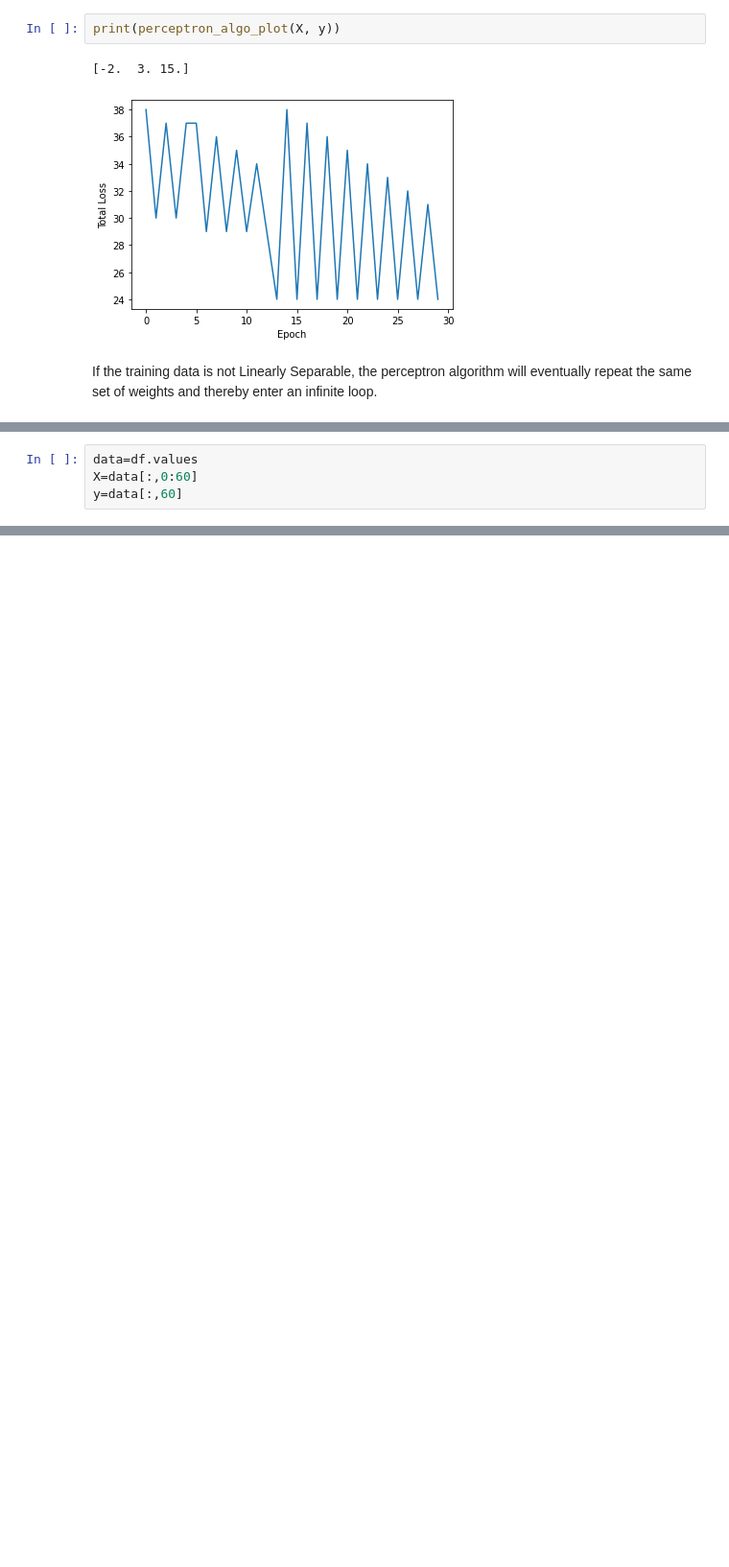
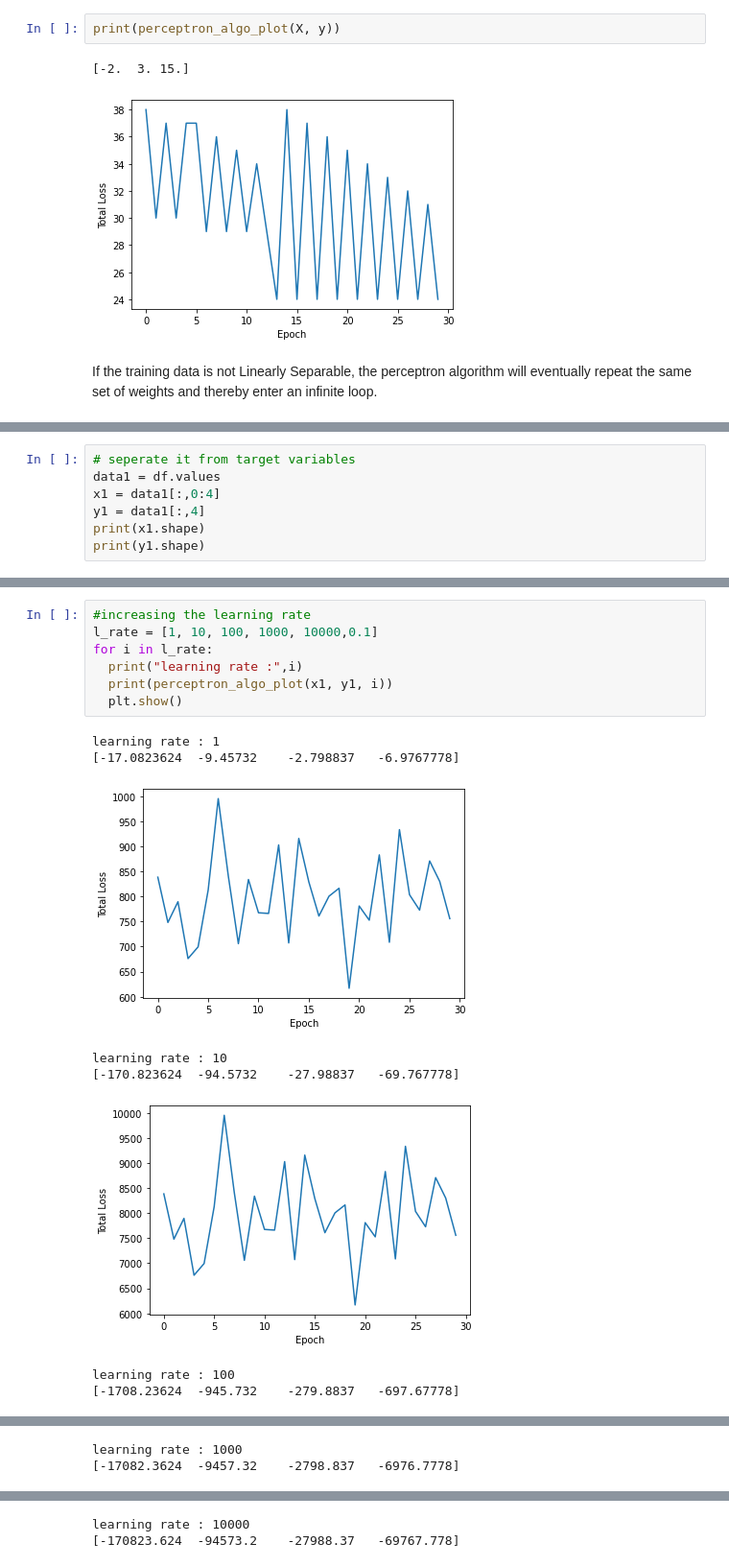
Before and after one commit to CHANDINIADARI/FMML_COURSE_ASSIGNMENT, a Jupyter notebook: FMML_Module4_Lab1.ipynb, the cells around one changed output, grey strips where cells are left out. Shown at 96% size. Cells and saved outputs as stored; diff of their text form; blank space fills up the shorter version.

```diff
--- a/FMML_Module4_Lab1.ipynb
+++ b/FMML_Module4_Lab1.ipynb
@@ -165,4 +158,0 @@ df.shape
-# %%
-data=df.values
-X=data[:,0:60]
-y=data[:,60]
@@ -171,0 +178,7 @@ X_train, X_test, y_train, y_test = train_test_split(X, y, test_size=0.2)
+# %%
+# seperate it from target variables
+data1 = df.values
+x1 = data1[:,0:4]
+y1 = data1[:,4]
+print(x1.shape)
+print(y1.shape)
@@ -171,0 +222,16 @@ X_train, X_test, y_train, y_test = train_test_split(X, y, test_size=0.2)
+# %%
+#increasing the learning rate
+l_rate = [1, 10, 100, 1000, 10000,0.1]
+for i in l_rate:
+  print("learning rate :",i)
+  print(perceptron_algo_plot(x1, y1, i))
+  plt.show()
+# %% [output]
+learning rate : 1
+[-17.0823624  -9.45732    -2.798837   -6.9767778]
+[figure, added]
+learning rate : 10
+[-170.823624  -94.5732    -27.98837   -69.767778]
+[figure, added]
+learning rate : 100
+[-1708.23624  -945.732    -279.8837   -697.67778]
@@ -171,0 +239,2 @@ X_train, X_test, y_train, y_test = train_test_split(X, y, test_size=0.2)
+learning rate : 1000
+[-17082.3624  -9457.32    -2798.837   -6976.7778]
@@ -171,0 +242,2 @@ X_train, X_test, y_train, y_test = train_test_split(X, y, test_size=0.2)
+learning rate : 10000
+[-170823.624  -94573.2    -27988.37   -69767.778]
```
Also changed, not shown: parts of 25 cells of this notebook.
